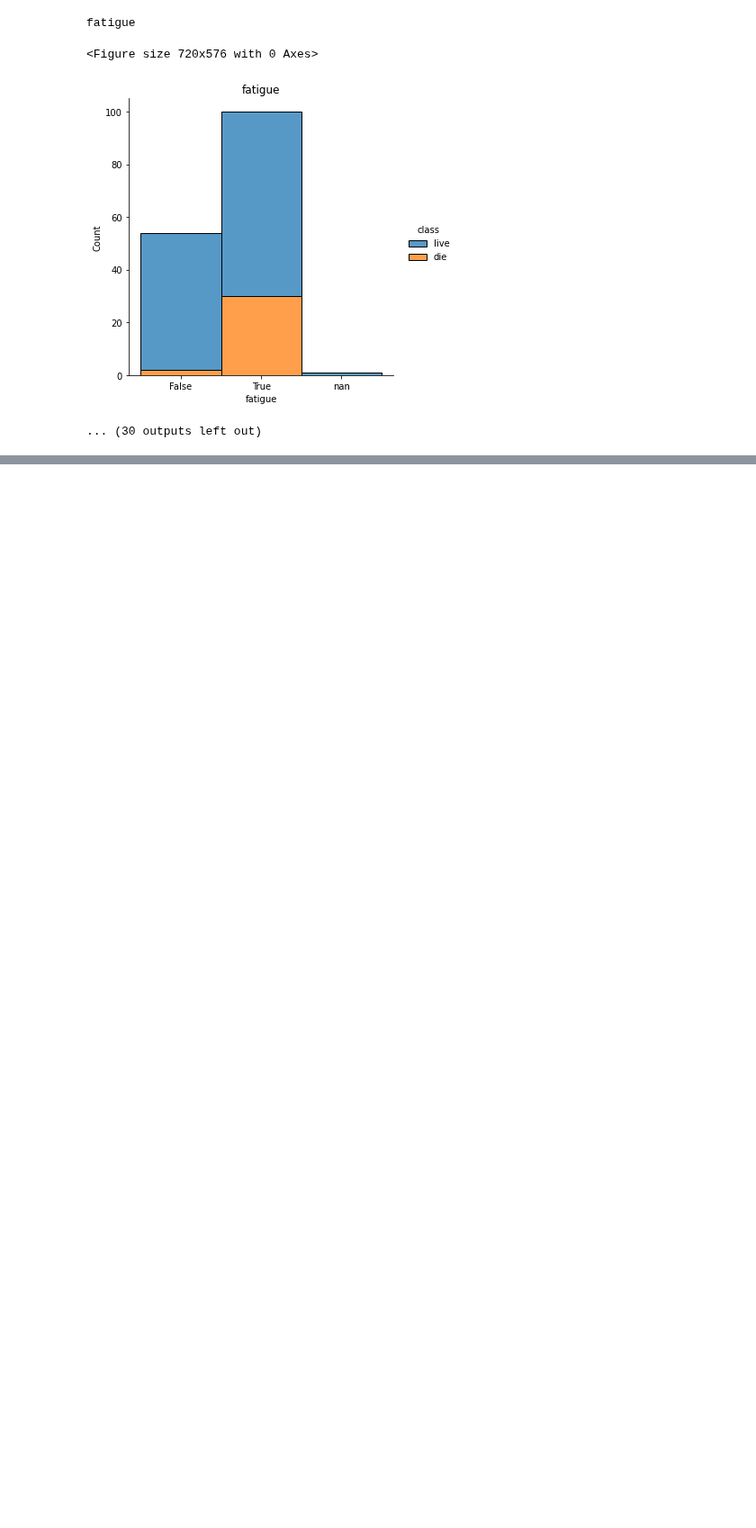
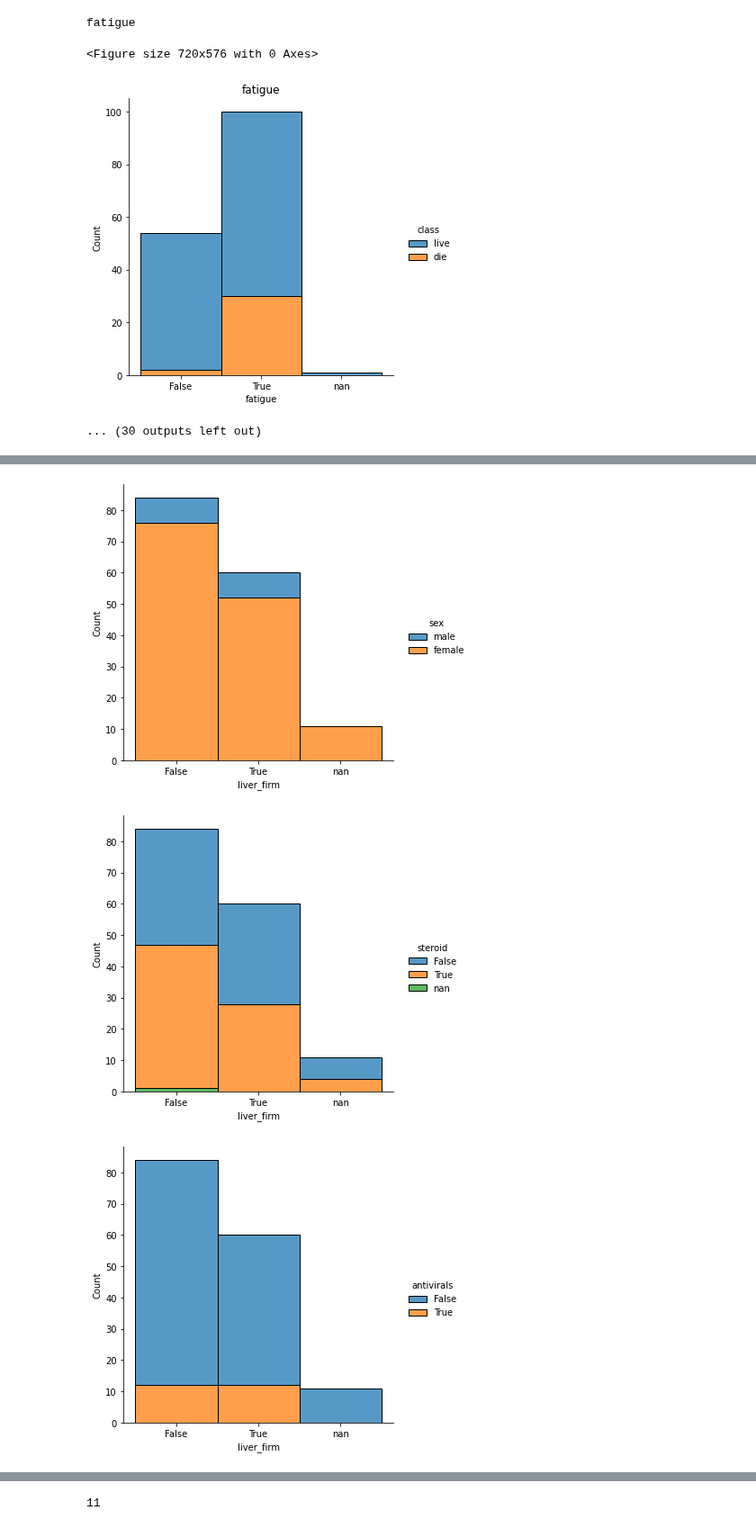
Before and after one commit to TaeMD/ML-projects, a Jupyter notebook: Hepatitis_Data_Set.ipynb, the cells around one changed output, grey strips where cells are left out. Shown at 90% size. Cells and saved outputs as stored; diff of their text form; code cells hidden in the pictures; blank space fills up the shorter version.

```diff
--- a/Hepatitis_Data_Set.ipynb
+++ b/Hepatitis_Data_Set.ipynb
@@ -209,0 +226,7 @@ fatigue
+# %%
+for i in cat_var:
+  sns.displot(data = df_str, x=df_str['liver_firm'], hue = i, multiple = 'stack' )
+# %% [output]
+[figure, added]
+[figure, added]
+[figure, added]
@@ -209,0 +244,4 @@ fatigue
+# %%
+df['liver_firm'].isnull().sum()
+# %% [output]
+11
```
Also changed, not shown: parts of 8 cells of this notebook.
